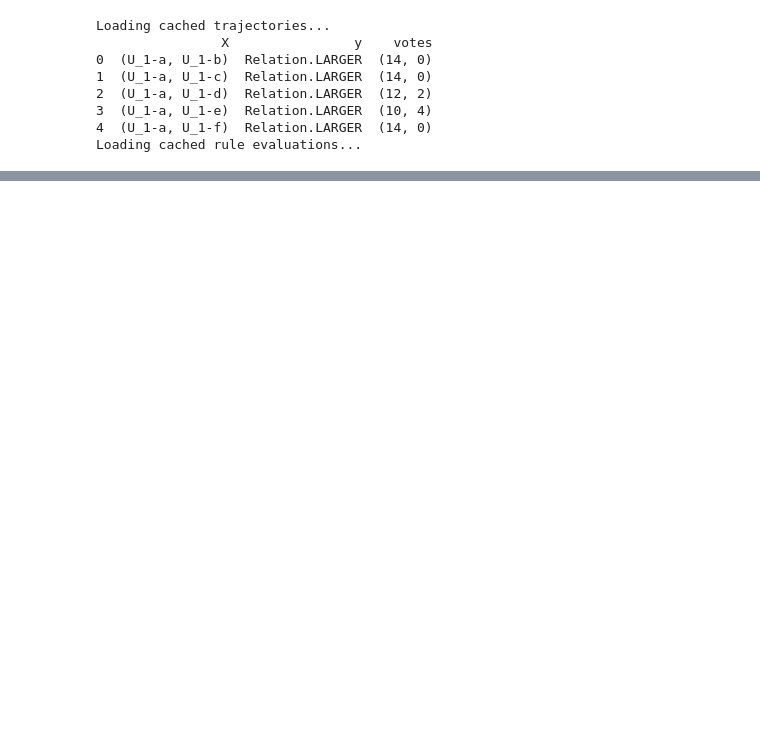
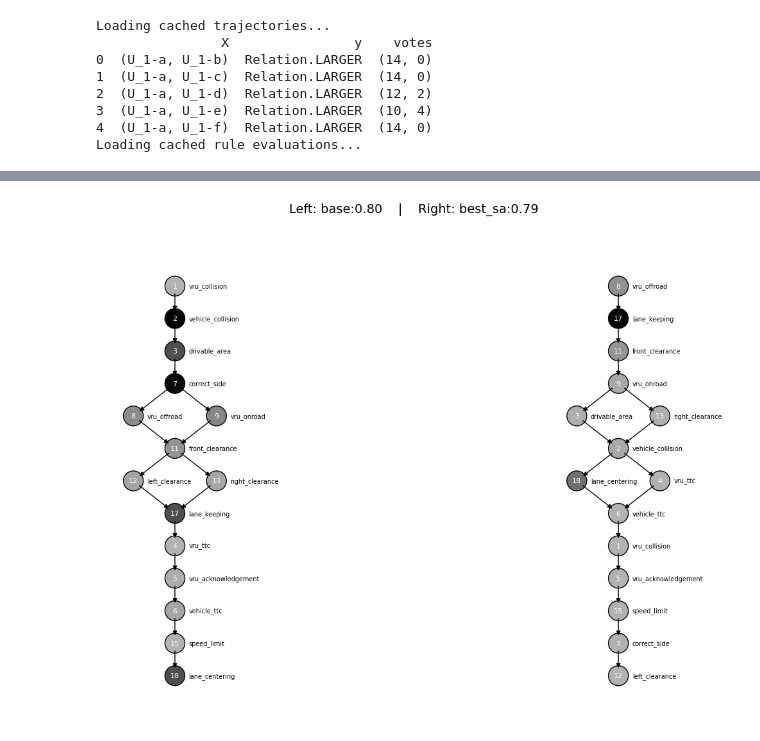
Before and after one commit to revacholiere/rulebook_benchmark, a Jupyter notebook: src/reasonable_crowd/notebook.ipynb, the cells around one changed output, grey strips where cells are left out. Cells and saved outputs as stored; diff of their text form; code cells hidden in the pictures; blank space fills up the shorter version.

```diff
--- a/src/reasonable_crowd/notebook.ipynb
+++ b/src/reasonable_crowd/notebook.ipynb
@@ -138,0 +152,9 @@ for name, rb in rulebooks.items():
+# %%
+traj_reasons= list(zip(reasons, X, y))
+# %%
+count = 0
+for r in traj_reasons:
+    if count < 10:
+        count += 1
+        continue
+    anim = compare_realizations_gif(trajectories_dict[r[1]], tr)
@@ -138,0 +186,4 @@ for name, rb in rulebooks.items():
+# %%
+plot_two_rulebooks_side_by_side(rulebook.in_place_priority_graph, best_rb.in_place_priority_graph, rule_id_to_name=rule_id_to_name, weights1=weights_base, weights2=weights, scenario_name=f"base:{base_accuracy:.2f}", scenario_name2=f"best_sa:{best_accuracy:.2f}", figsize=(10,8))
+# %% [output]
+[figure, added]
```
Also changed, not shown: parts of 8 cells of this notebook, 4 other files.
